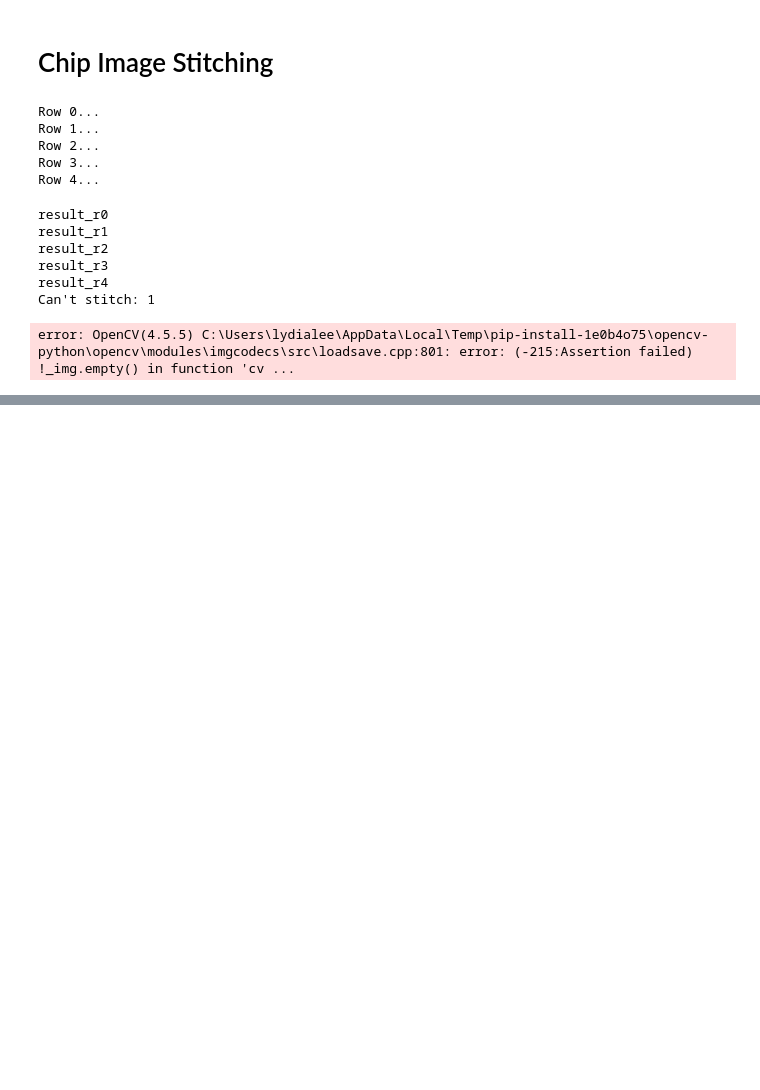
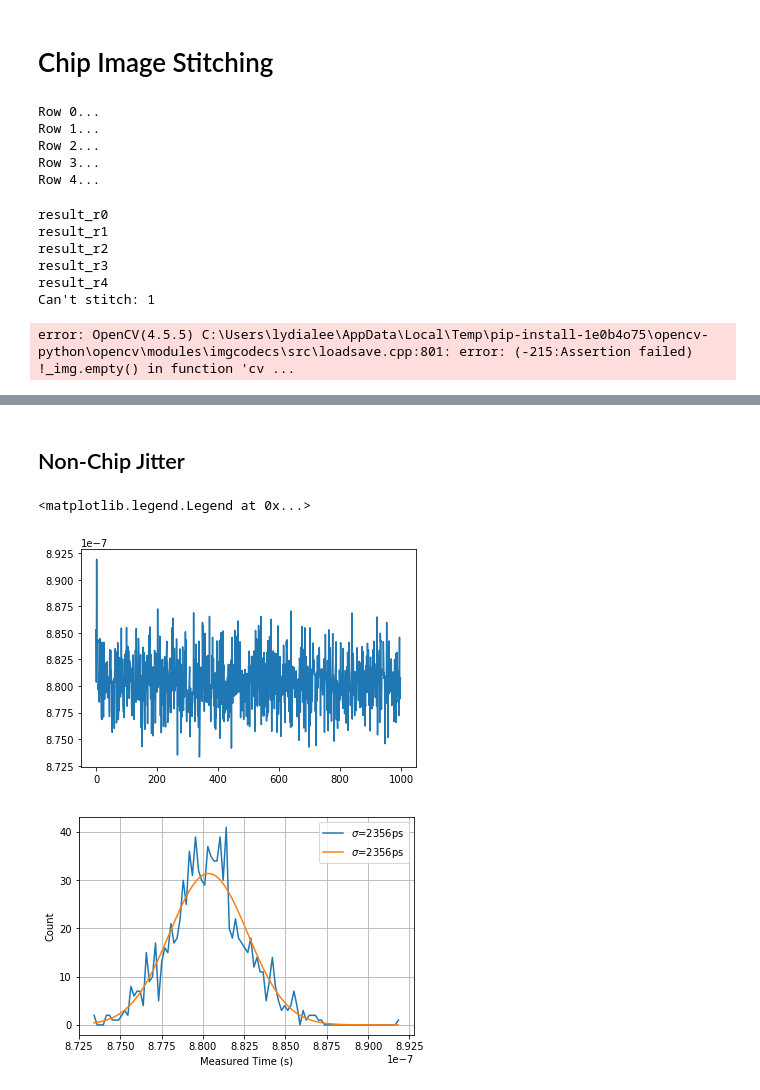
Before and after one commit to iiSmiley/span-ion-code, a Jupyter notebook: testing/plotting.ipynb, the cells around one changed output, grey strips where cells are left out. Saved outputs shown, nothing was run; the diff lists cells and outputs as text; code cells hidden in the pictures; blank space fills up the shorter version.

```diff
--- a/testing/plotting.ipynb
+++ b/testing/plotting.ipynb
@@ -303,0 +382,37 @@ np.inf
+# %% [markdown]
+<h2>Non-Chip Jitter</h2>
+# %%
+fname = '../../data/testing/20220401_164659_1000x_boardJitter.yaml'
+# %%
+# Getting the raw data
+with open(fname, 'r') as file_in:
+    data_raw = yaml.load(file_in, Loader=yaml.UnsafeLoader)
+    tdiff_vec = data_raw['data']
+
+# Removing the invalid first uninitialized reading
+tdiff_vec = [t for t in tdiff_vec if t > 0]
+
+#
+plt.plot(tdiff_vec)
+
+# Plotting the raw data
+plt.figure()
+tdiff_std = np.std(tdiff_vec)
+tdiff_vals, tdiff_bins = np.histogram(tdiff_vec, bins=100)
+tdiff_bins = 0.5*(tdiff_bins[1:]+tdiff_bins[:-1])
+plt.plot(tdiff_bins, tdiff_vals, label=f'$\sigma$={round(tdiff_std*1e12)}ps')
+curve_area = np.trapz(tdiff_vals, tdiff_bins)
+
+# Fitting to normal distribution
+mu, sigma = stats.norm.fit(tdiff_vec)
+fit_gaussian = stats.norm.pdf(tdiff_bins, mu, sigma)
+plt.plot(tdiff_bins, fit_gaussian*curve_area, label=f'$\sigma$={round(sigma*1e12)}ps')
+
+plt.xlabel('Measured Time (s)')
+plt.ylabel('Count')
+plt.grid(True)
+plt.legend()
+# %% [output]
+<matplotlib.legend.Legend at 0x...>
+[figure, added]
+[figure, added]
```
Also changed, not shown: parts of 8 cells of this notebook, 4 other files.
